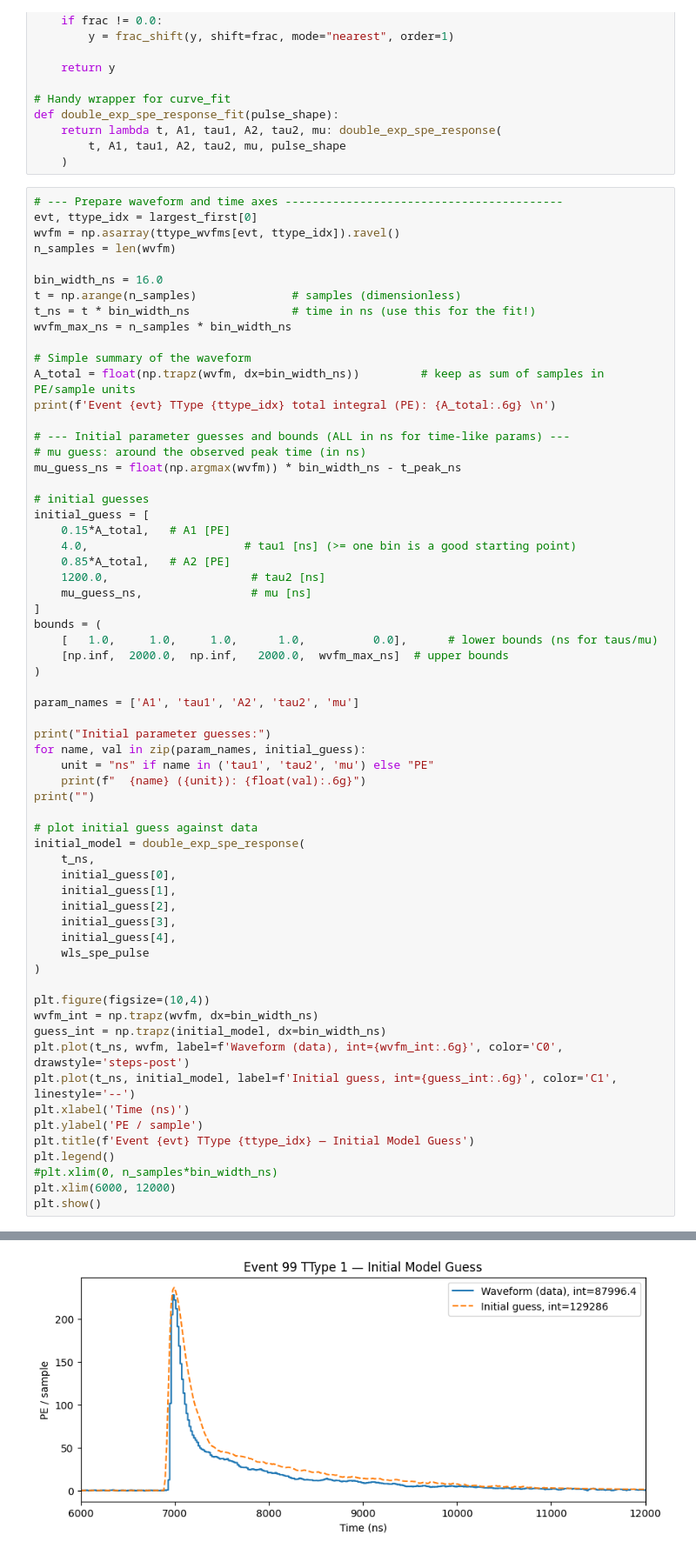
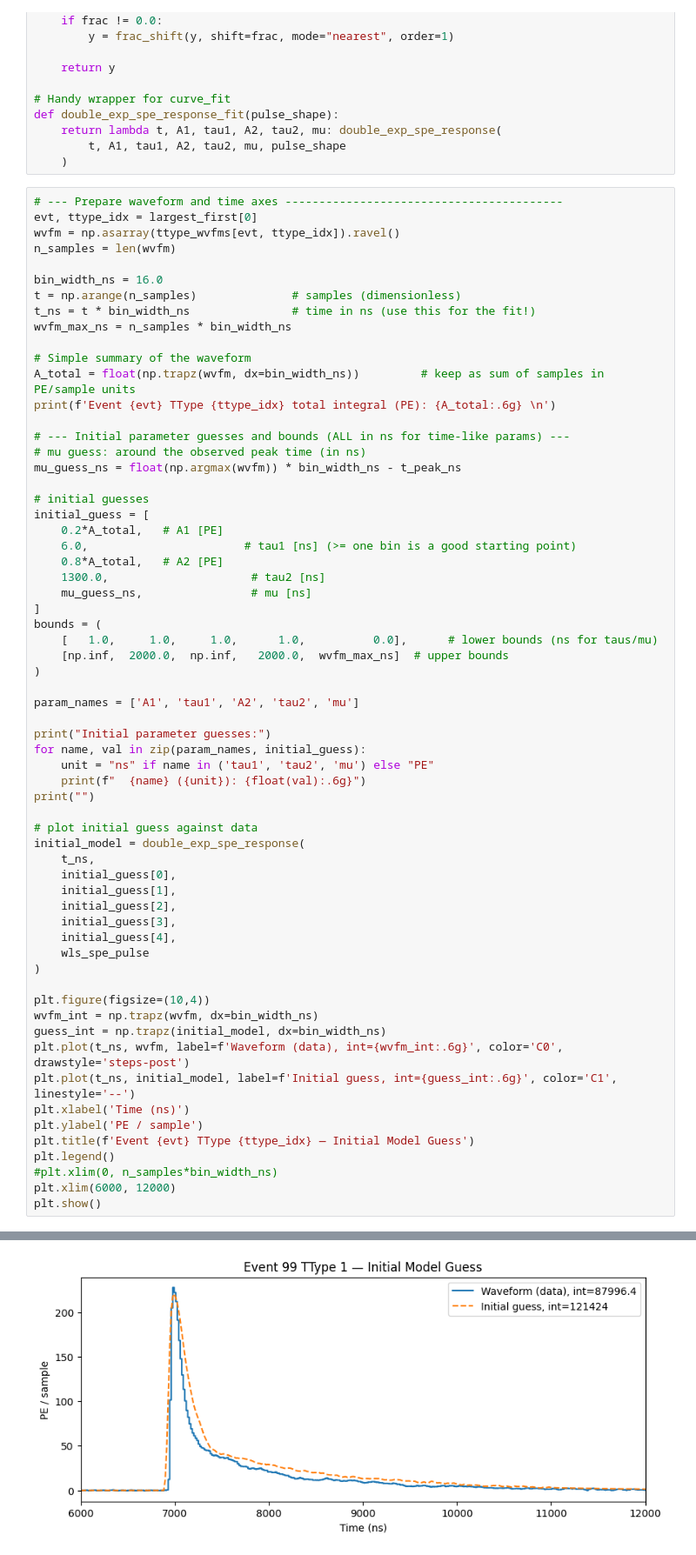
Before and after one commit to jvmead/lrs_tutorials, a Jupyter notebook: lrs_tutorial_5.ipynb, the cells around one changed output, grey strips where cells are left out. Shown at 87% size. Saved outputs shown, nothing was run; the diff lists cells and outputs as text.

```diff
--- a/lrs_tutorial_5.ipynb
+++ b/lrs_tutorial_5.ipynb
@@ -733,10 +733,10 @@ mu_guess_ns = float(np.argmax(wvfm)) * bin_width_ns - t_peak_ns
 
 # initial guesses
 initial_guess = [
-    0.15*A_total,   # A1 [PE]
-    4.0,                       # tau1 [ns] (>= one bin is a good starting point)
-    0.85*A_total,   # A2 [PE]
-    1200.0,                     # tau2 [ns]
+    0.2*A_total,   # A1 [PE]
+    6.0,                       # tau1 [ns] (>= one bin is a good starting point)
+    0.8*A_total,   # A2 [PE]
+    1300.0,                     # tau2 [ns]
     mu_guess_ns,                # mu [ns]
 ]
 bounds = (
@@ -786,5 +786,5 @@ Initial parameter guesses:
   mu (ns): 6896
-[figure, old version]
+[figure, new version]
 # %%
 # --- Build model that expects t in ns ---------------------------------------
 # Ensure your model uses dt inferred from t (so ns is consistent end-to-end)
```
Also changed, not shown: parts of 7 cells of this notebook.
